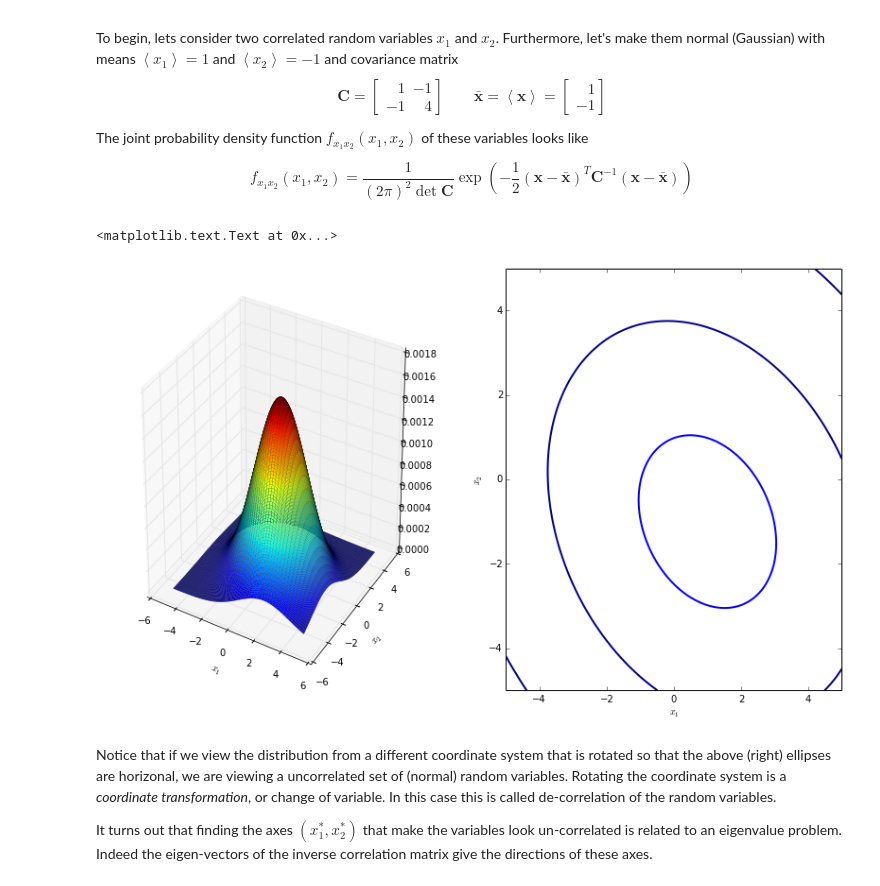
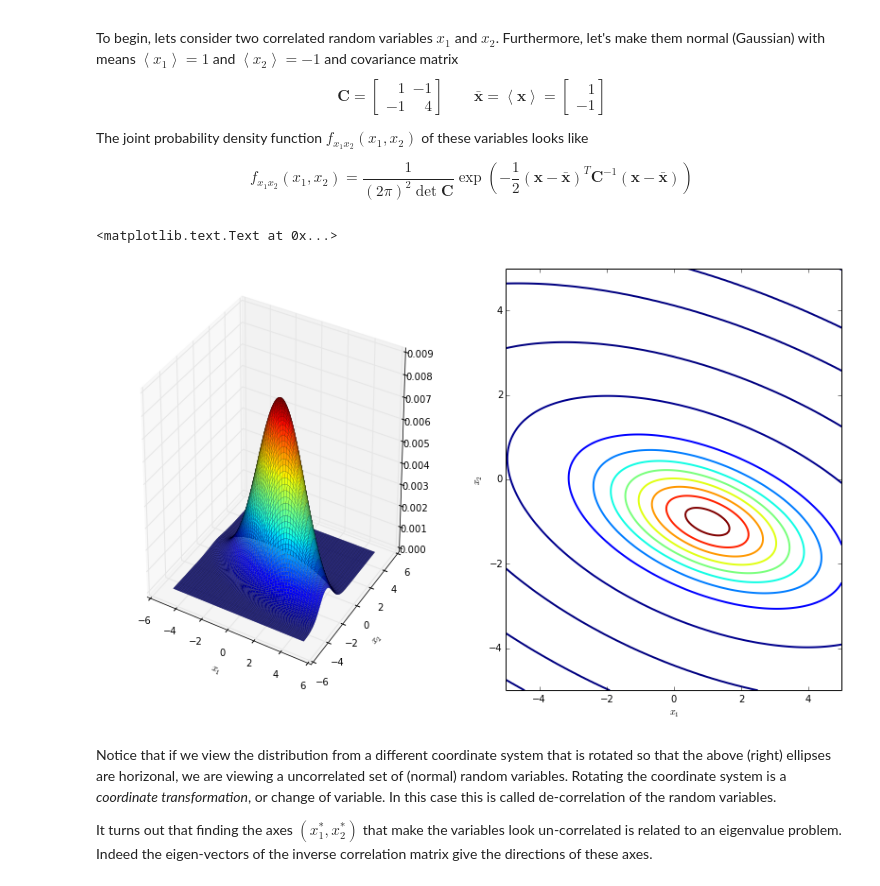
Before and after one commit to jaabell/jaabell, a Jupyter notebook: content/ipython_notebooks/sne02-demystifying-KL.ipynb, the cells around one changed output. Drawn from its saved outputs; the diff is of its cells as text; code cells hidden in the pictures.

```diff
--- a/content/ipython_notebooks/sne02-demystifying-KL.ipynb
+++ b/content/ipython_notebooks/sne02-demystifying-KL.ipynb
@@ -25,32 +25,32 @@ f_{x_1x_2}(x_1,x_2) =
 $$
 # %%
 x_bar = array([[1],[-1]])
-C = array([[4,-1],[-1,4]])
+C = array([[4,-1],[-1,1]])
 Cm1 = inv(C)
 x1 = linspace(-5,5,200)
 x2 = linspace(-5,5,200)
 X1,X2 = meshgrid(x1,x2)
 a = X1 - x_bar[0]
 b = X2 - x_bar[1]
 f_x1x2 = 1./(4*pi**2*det(C)) *exp(-(a**2*Cm1[0,0] + 2*a*b*Cm1[0,1] + b**2*Cm1[1,1])/2)
 
 #plotting
 from mpl_toolkits.mplot3d.axes3d import Axes3D
 figsize(14,8)
 fig = figure()
 ax = fig.add_subplot(1,2,1,projection='3d')
 #ax.contour(X1,X2,f_x1x2,50)
 p = ax.plot_surface(X1,X2,f_x1x2,rstride=1,cstride=4, cmap=cm.jet, linewidth=0.1, antialiased=True)
 xlabel("$x_1$")
 ylabel("$x_2$")
 ax = fig.add_subplot(1,2,2)
 clevels = 0.001*array([1e-14,1e-9,1e-6,1e-3, 0.1, 1,2,3,4,5,6,7,8])
 p = ax.contour(X1,X2,f_x1x2,clevels,cmap=cm.jet, linewidths=2, antialiased=True)
 xlabel("$x_1$")
 ylabel("$x_2$")
 # %% [output]
 <matplotlib.text.Text at 0x...>
-[figure, old version]
+[figure, new version]
 # %% [markdown]
 Notice that if we view the distribution from a different coordinate system that is rotated so that the above (right) ellipses are horizonal, we are viewing a uncorrelated set of (normal) random variables. Rotating the coordinate system is a *coordinate transformation*, or change of variable. In this case this is called de-correlation of the random variables.
 
```
Also changed, not shown: 1 other file.
